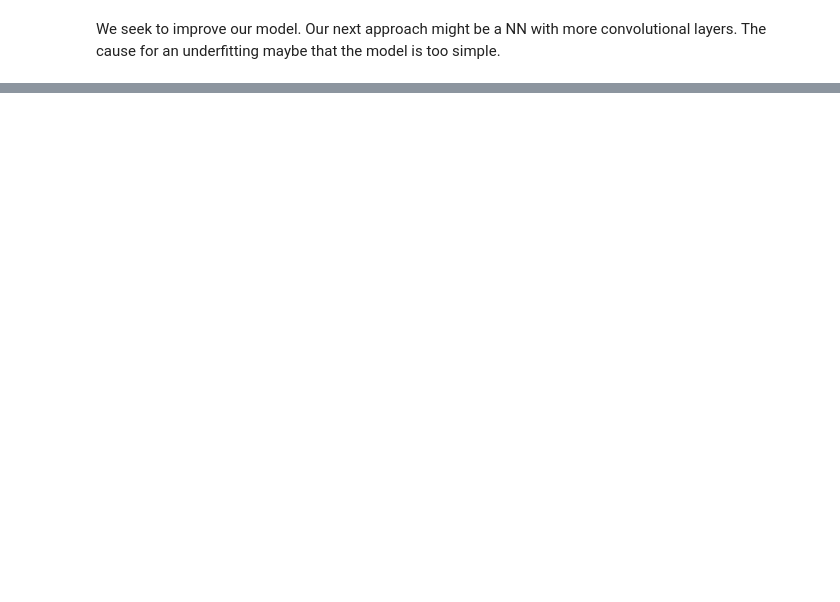
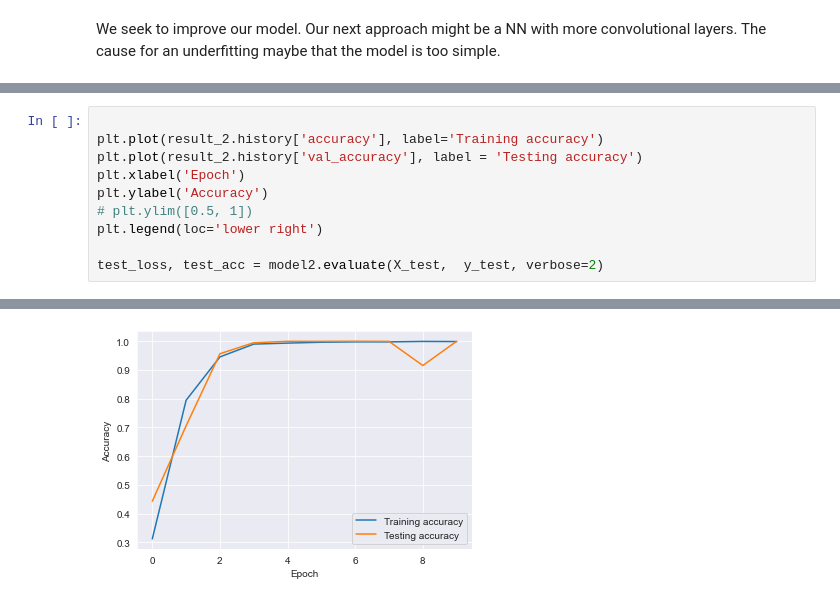
Before and after one commit to trishnasharma/ecs171_final_project, a Jupyter notebook: main.ipynb, the cells around one changed output, grey strips where cells are left out. Cells and saved outputs as stored; diff of their text form; blank space fills up the shorter version.

```diff
--- a/main.ipynb
+++ b/main.ipynb
@@ -479,0 +563,11 @@ We seek to improve our model. Our next approach might be a NN with more convolut
+# %%
+
+plt.plot(result_2.history['accuracy'], label='Training accuracy')
+plt.plot(result_2.history['val_accuracy'], label = 'Testing accuracy')
+plt.xlabel('Epoch')
+plt.ylabel('Accuracy')
+# plt.ylim([0.5, 1])
+plt.legend(loc='lower right')
+
+test_loss, test_acc = model2.evaluate(X_test,  y_test, verbose=2)
+# %% [output]
@@ -479,0 +575 @@ We seek to improve our model. Our next approach might be a NN with more convolut
+[figure, added]
```
Also changed, not shown: parts of 23 cells of this notebook.
